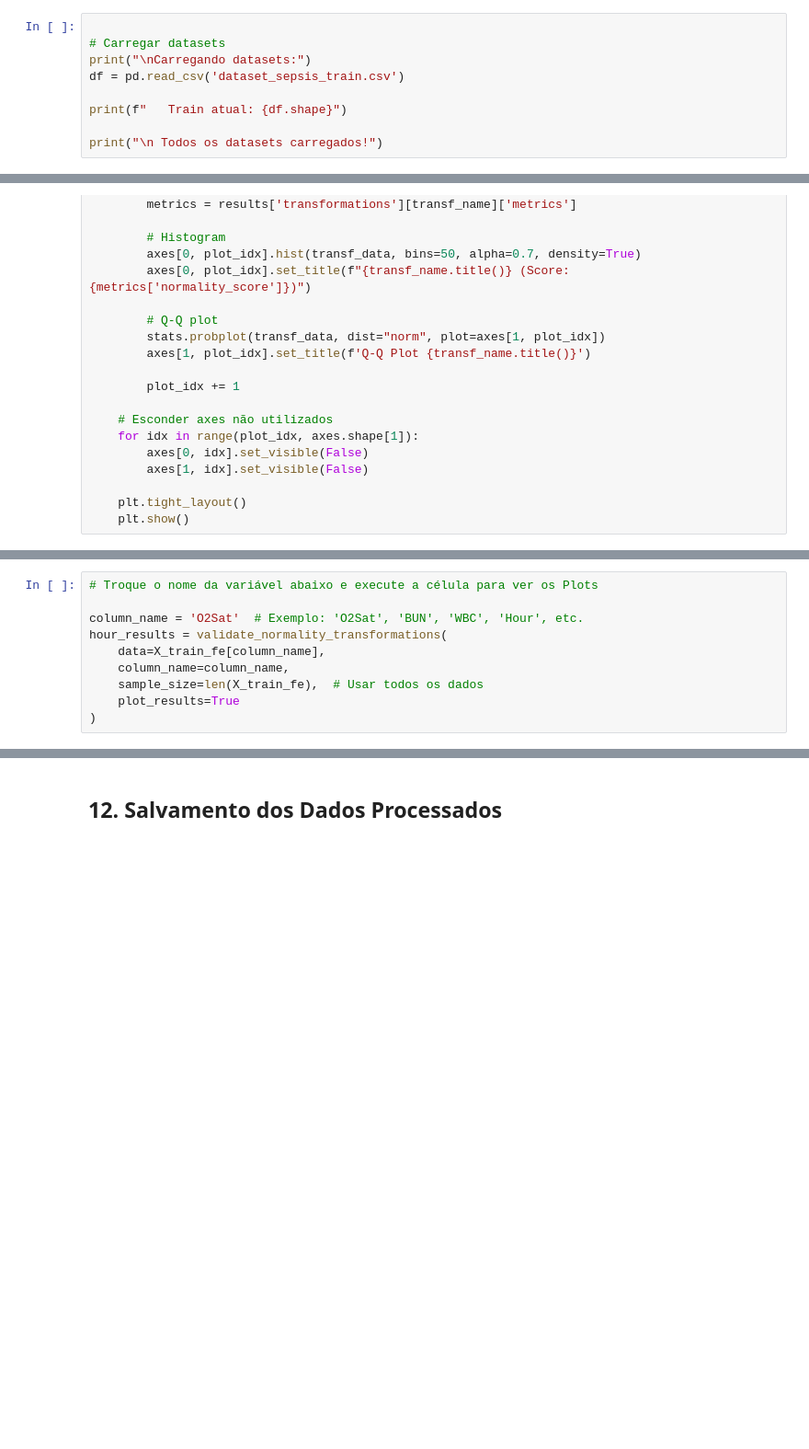
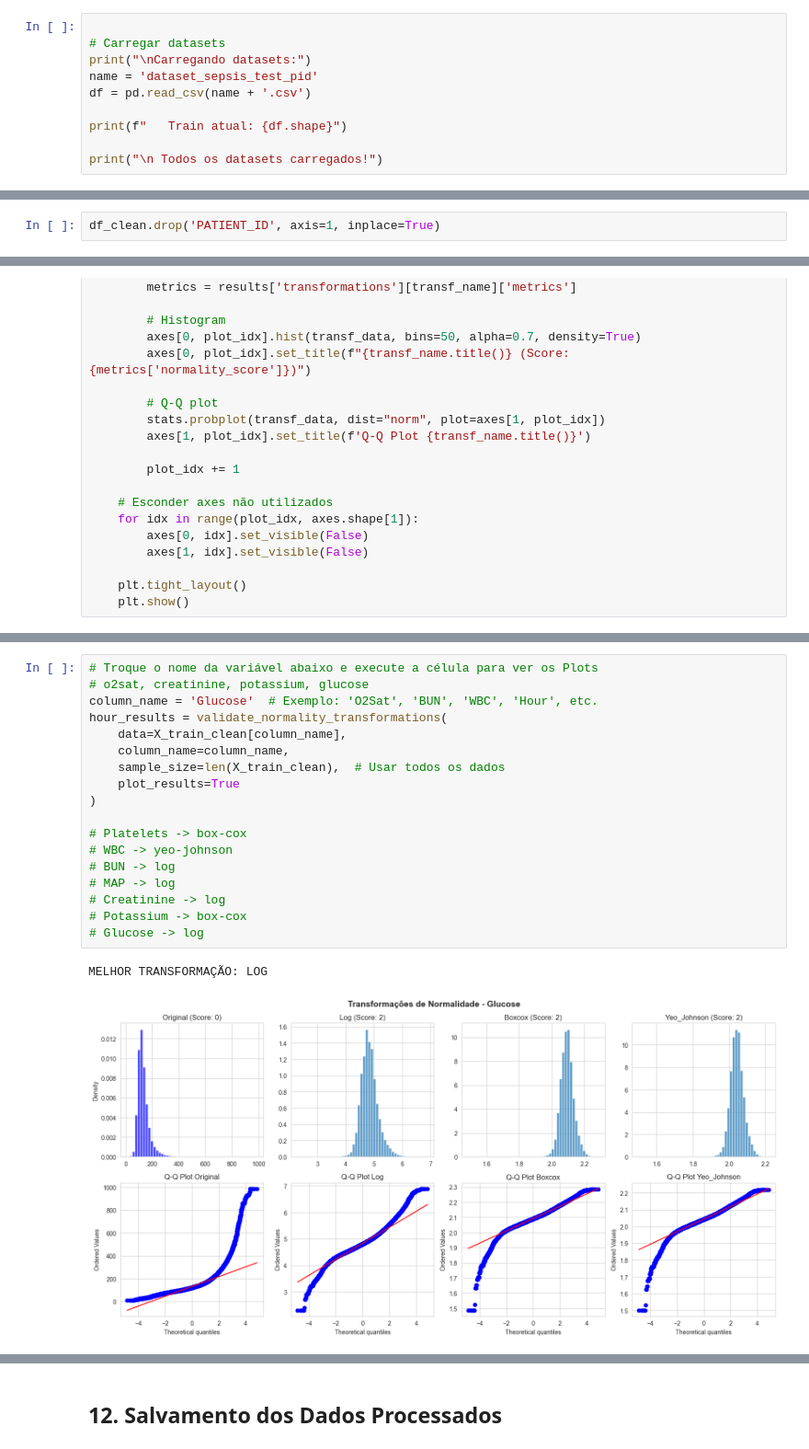
Before and after one commit to marquesgbr/data-mining-proj-crisp-dm, a Jupyter notebook: 2-data-prep-sepsis-v2.ipynb, the cells around one changed output, grey strips where cells are left out. Shown at 92% size. Saved outputs shown, nothing was run; the diff lists cells and outputs as text; blank space fills up the shorter version.

Commit message:
update: modify data prep v2 final ver

```diff
--- a/2-data-prep-sepsis-v2.ipynb
+++ b/2-data-prep-sepsis-v2.ipynb
@@ -60,7 +60,8 @@ print(f"Train atual: {df_train_atual.shape}] \n Test atual: {df_test_atual.shape
 
 # Carregar datasets
 print("\nCarregando datasets:")
-df = pd.read_csv('dataset_sepsis_train.csv')
+name = 'dataset_sepsis_test_pid'
+df = pd.read_csv(name + '.csv')
 
 print(f"   Train atual: {df.shape}")
 
@@ -620,3 +567,5 @@ Distribuição da Variável Target:
+# %%
+df_clean.drop('PATIENT_ID', axis=1, inplace=True)
 # %% [markdown]
 ## 10. Formatacao dos Dados
 # %%
@@ -924,10 +876,21 @@ if recommendations:
 # %%
 # Troque o nome da variável abaixo e execute a célula para ver os Plots
-
-column_name = 'O2Sat'  # Exemplo: 'O2Sat', 'BUN', 'WBC', 'Hour', etc.
+# o2sat, creatinine, potassium, glucose
+column_name = 'Glucose'  # Exemplo: 'O2Sat', 'BUN', 'WBC', 'Hour', etc.
 hour_results = validate_normality_transformations(
-    data=X_train_fe[column_name],
+    data=X_train_clean[column_name],
     column_name=column_name,
-    sample_size=len(X_train_fe),  # Usar todos os dados
+    sample_size=len(X_train_clean),  # Usar todos os dados
     plot_results=True
 )
+
+# Platelets -> box-cox
+# WBC -> yeo-johnson
+# BUN -> log
+# MAP -> log
+# Creatinine -> log
+# Potassium -> box-cox
+# Glucose -> log
+# %% [output]
+MELHOR TRANSFORMAÇÃO: LOG
+[figure, added]
```
Also changed, not shown: parts of 19 cells of this notebook.
